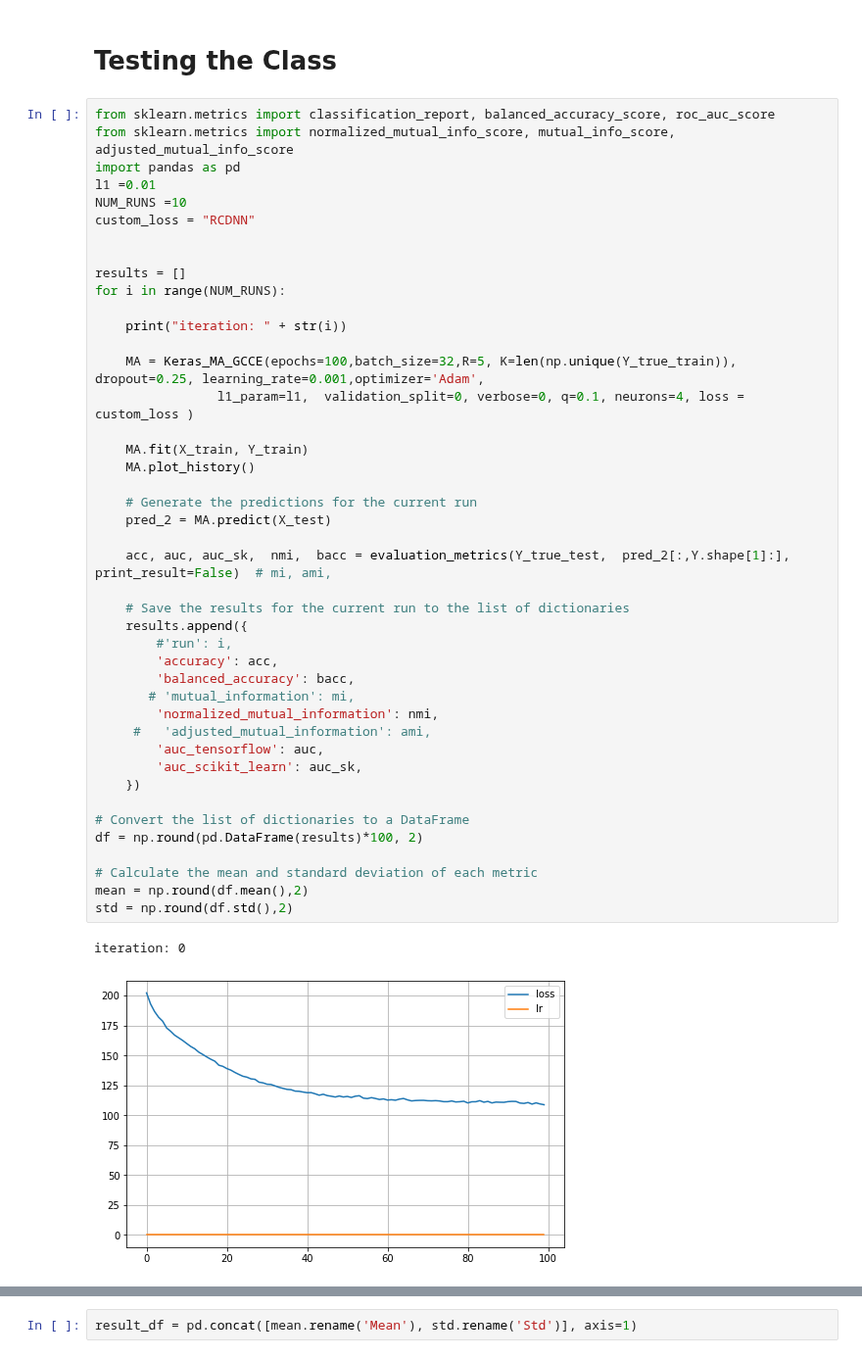
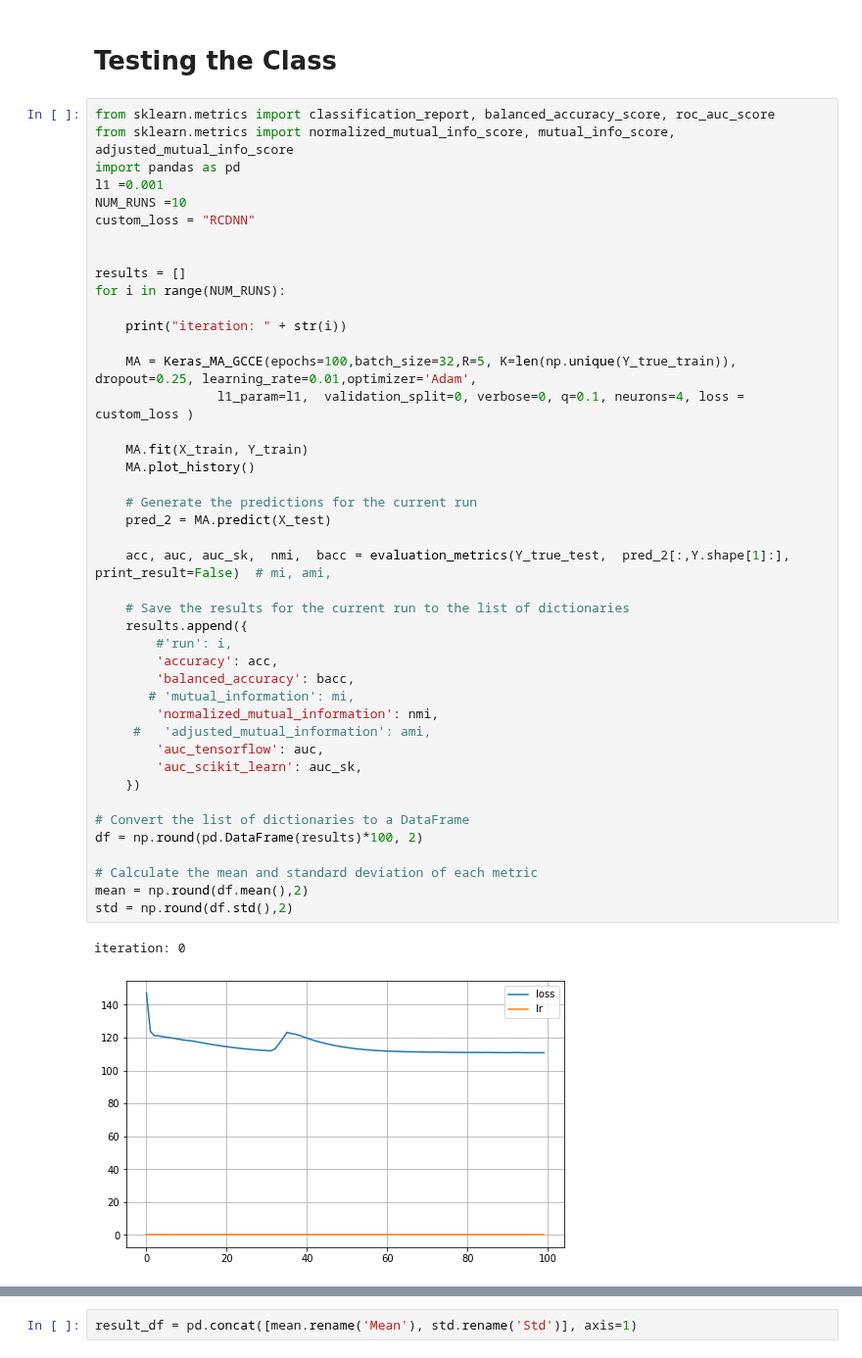
Before and after one commit to Jectrianama/GCCE_TEST, a Jupyter notebook: RCDNN1/Tictactoe_onehot_RCDNN_randose_f.ipynb, the cells around one changed output, grey strips where cells are left out. Shown at 98% size. Saved outputs shown, nothing was run; the diff lists cells and outputs as text.

```diff
--- a/RCDNN1/Tictactoe_onehot_RCDNN_randose_f.ipynb
+++ b/RCDNN1/Tictactoe_onehot_RCDNN_randose_f.ipynb
@@ -476,7 +476,7 @@ X_test = scaler.transform(X_test)
 from sklearn.metrics import classification_report, balanced_accuracy_score, roc_auc_score
 from sklearn.metrics import normalized_mutual_info_score, mutual_info_score, adjusted_mutual_info_score
 import pandas as pd
-l1 =0.01
+l1 =0.001
 NUM_RUNS =10
 custom_loss = "RCDNN"
 
@@ -486,35 +486,35 @@ for i in range(NUM_RUNS):
 
     print("iteration: " + str(i))
 
-    MA = Keras_MA_GCCE(epochs=100,batch_size=32,R=5, K=len(np.unique(Y_true_train)), dropout=0.25, learning_rate=0.001,optimizer='Adam',
+    MA = Keras_MA_GCCE(epochs=100,batch_size=32,R=5, K=len(np.unique(Y_true_train)), dropout=0.25, learning_rate=0.01,optimizer='Adam',
                 l1_param=l1,  validation_split=0, verbose=0, q=0.1, neurons=4, loss = custom_loss )
 
     MA.fit(X_train, Y_train)
     MA.plot_history()
 
     # Generate the predictions for the current run
     pred_2 = MA.predict(X_test)
 
     acc, auc, auc_sk,  nmi,  bacc = evaluation_metrics(Y_true_test,  pred_2[:,Y.shape[1]:], print_result=False)  # mi, ami,
 
     # Save the results for the current run to the list of dictionaries
     results.append({
         #'run': i,
         'accuracy': acc,
         'balanced_accuracy': bacc,
        # 'mutual_information': mi,
         'normalized_mutual_information': nmi,
      #   'adjusted_mutual_information': ami,
         'auc_tensorflow': auc,
         'auc_scikit_learn': auc_sk,
     })
 
 # Convert the list of dictionaries to a DataFrame
 df = np.round(pd.DataFrame(results)*100, 2)
 
 # Calculate the mean and standard deviation of each metric
 mean = np.round(df.mean(),2)
 std = np.round(df.std(),2)
 # %% [output]
 iteration: 0
-[figure, old version]
+[figure, new version]
```
Also changed, not shown: parts of 7 cells of this notebook.
